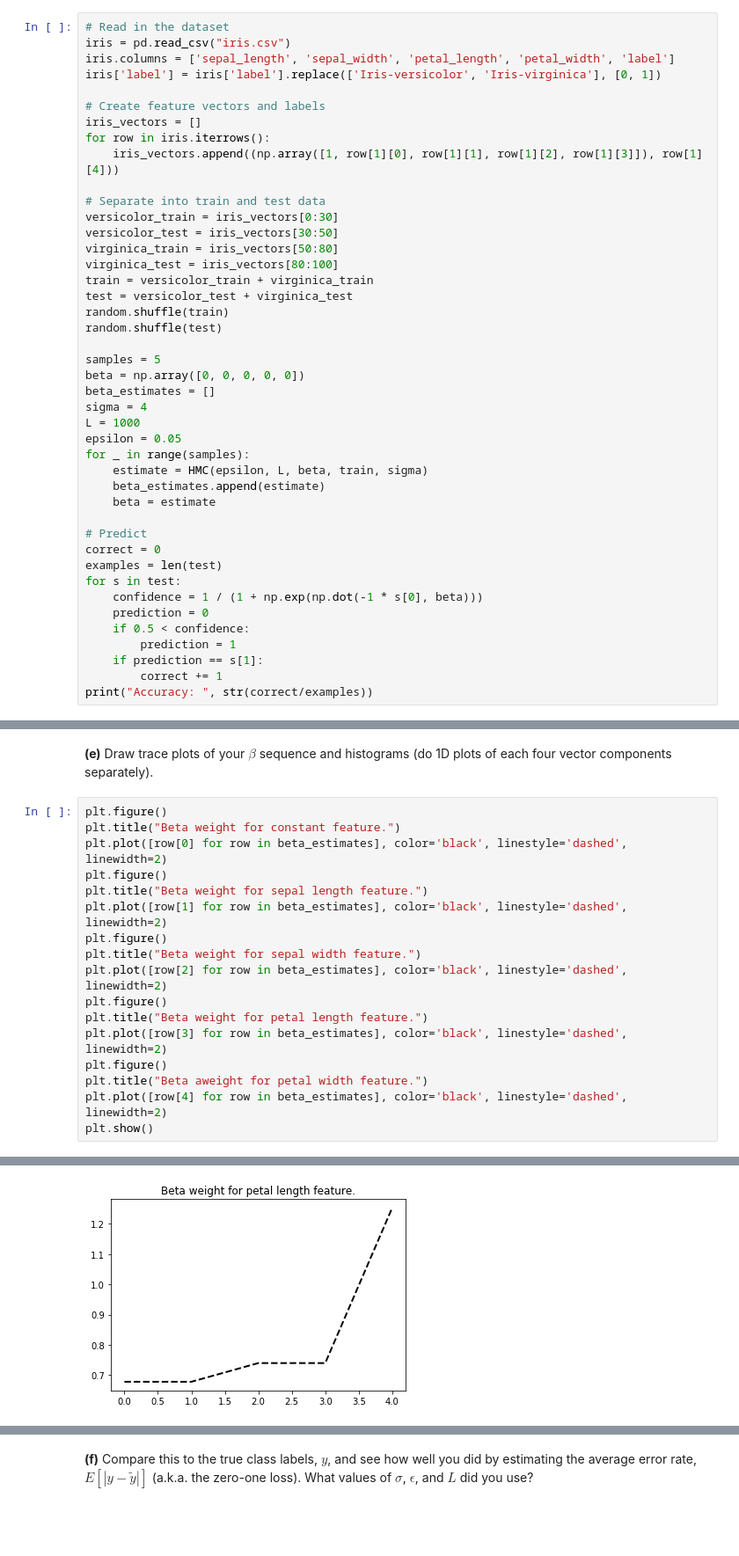
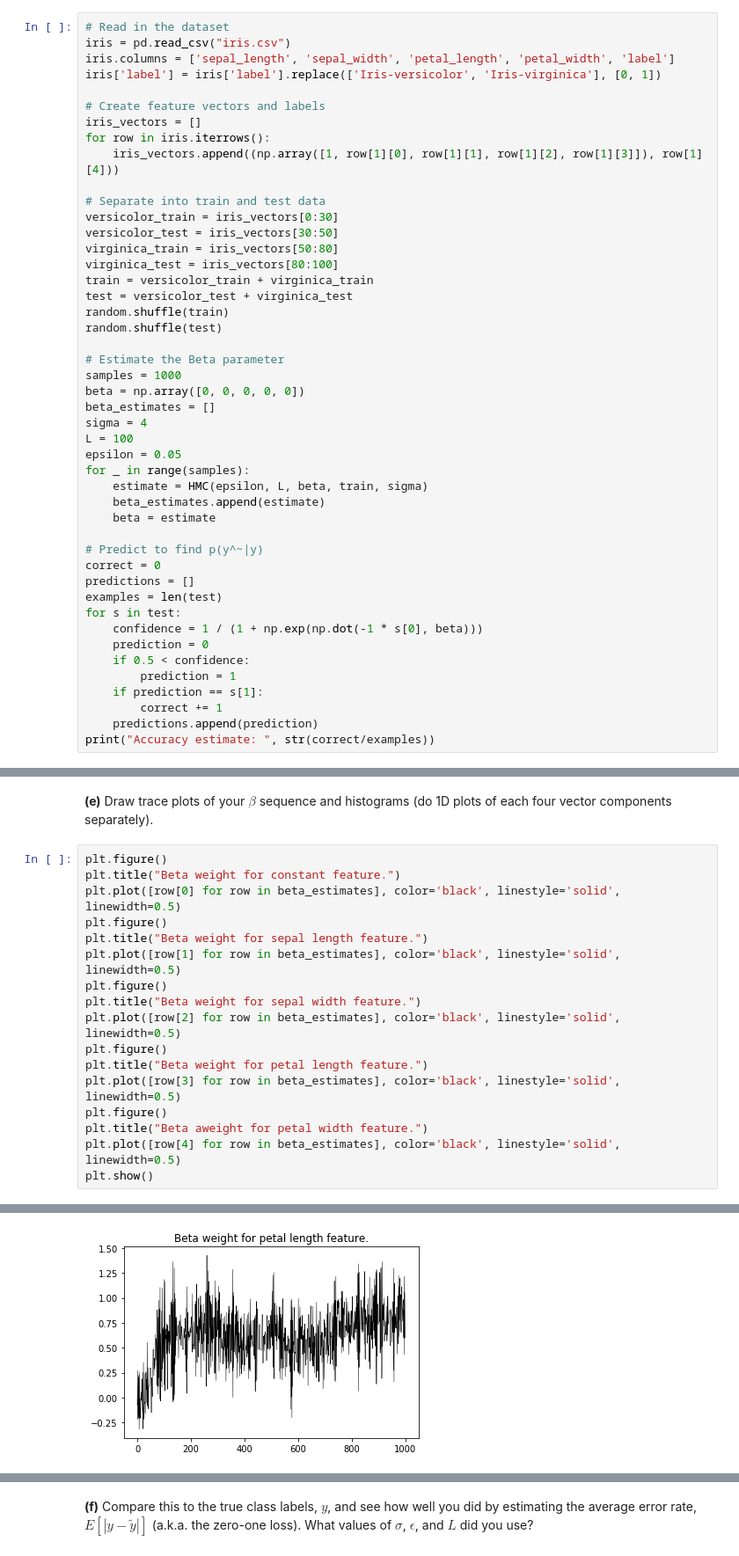
Before and after one commit to jspitkin/spring2018, a Jupyter notebook: pm/hw3/hw3.ipynb, the cells around one changed output, grey strips where cells are left out. Shown at 88% size. Cells and saved outputs as stored; diff of their text form; blank space fills up the shorter version.

```diff
--- a/pm/hw3/hw3.ipynb
+++ b/pm/hw3/hw3.ipynb
@@ -419,19 +434,21 @@ test = versicolor_test + virginica_test
 random.shuffle(train)
 random.shuffle(test)
 
-samples = 5
+# Estimate the Beta parameter
+samples = 1000
 beta = np.array([0, 0, 0, 0, 0])
 beta_estimates = []
 sigma = 4
-L = 1000
+L = 100
 epsilon = 0.05
 for _ in range(samples):
     estimate = HMC(epsilon, L, beta, train, sigma)
     beta_estimates.append(estimate)
     beta = estimate
 
-# Predict
+# Predict to find p(y^~|y)
 correct = 0
+predictions = []
 examples = len(test)
 for s in test:
     confidence = 1 / (1 + np.exp(np.dot(-1 * s[0], beta)))
@@ -440,5 +457,6 @@ for s in test:
         prediction = 1
     if prediction == s[1]:
         correct += 1
-print("Accuracy: ", str(correct/examples))
+    predictions.append(prediction)
+print("Accuracy estimate: ", str(correct/examples))
 # %% [output]
@@ -448,18 +466,18 @@ Accuracy:  0.95
 # %%
 plt.figure()
 plt.title("Beta weight for constant feature.")
-plt.plot([row[0] for row in beta_estimates], color='black', linestyle='dashed', linewidth=2)
+plt.plot([row[0] for row in beta_estimates], color='black', linestyle='solid', linewidth=0.5)
 plt.figure()
 plt.title("Beta weight for sepal length feature.")
-plt.plot([row[1] for row in beta_estimates], color='black', linestyle='dashed', linewidth=2)
+plt.plot([row[1] for row in beta_estimates], color='black', linestyle='solid', linewidth=0.5)
 plt.figure()
 plt.title("Beta weight for sepal width feature.")
-plt.plot([row[2] for row in beta_estimates], color='black', linestyle='dashed', linewidth=2)
+plt.plot([row[2] for row in beta_estimates], color='black', linestyle='solid', linewidth=0.5)
 plt.figure()
 plt.title("Beta weight for petal length feature.")
-plt.plot([row[3] for row in beta_estimates], color='black', linestyle='dashed', linewidth=2)
+plt.plot([row[3] for row in beta_estimates], color='black', linestyle='solid', linewidth=0.5)
 plt.figure()
 plt.title("Beta aweight for petal width feature.")
-plt.plot([row[4] for row in beta_estimates], color='black', linestyle='dashed', linewidth=2)
+plt.plot([row[4] for row in beta_estimates], color='black', linestyle='solid', linewidth=0.5)
 plt.show()
 # %% [output]
@@ -469 +487 @@ plt.show()
-[figure, old version]
+[figure, new version]
```
Also changed, not shown: parts of 7 cells of this notebook, 21 other files.
